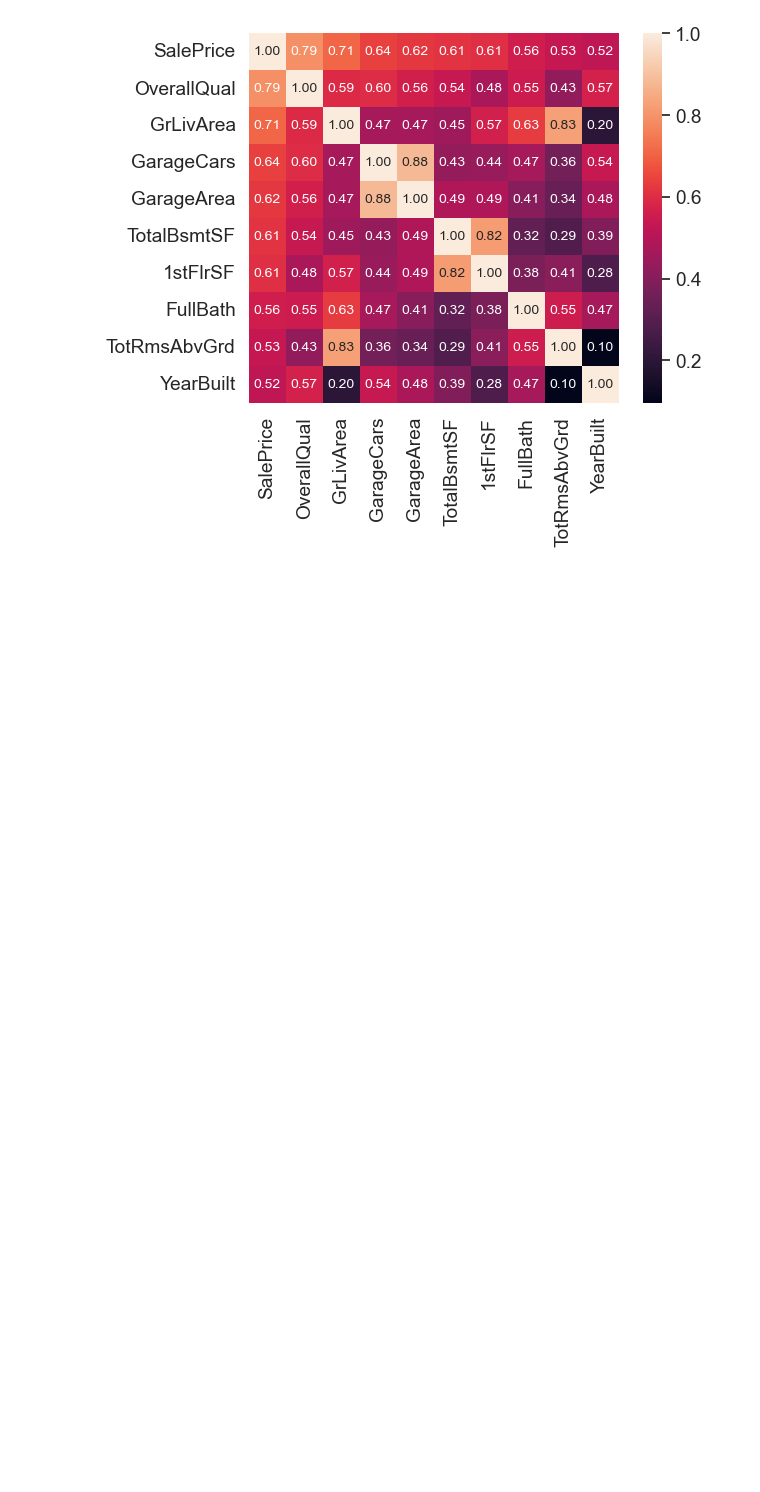
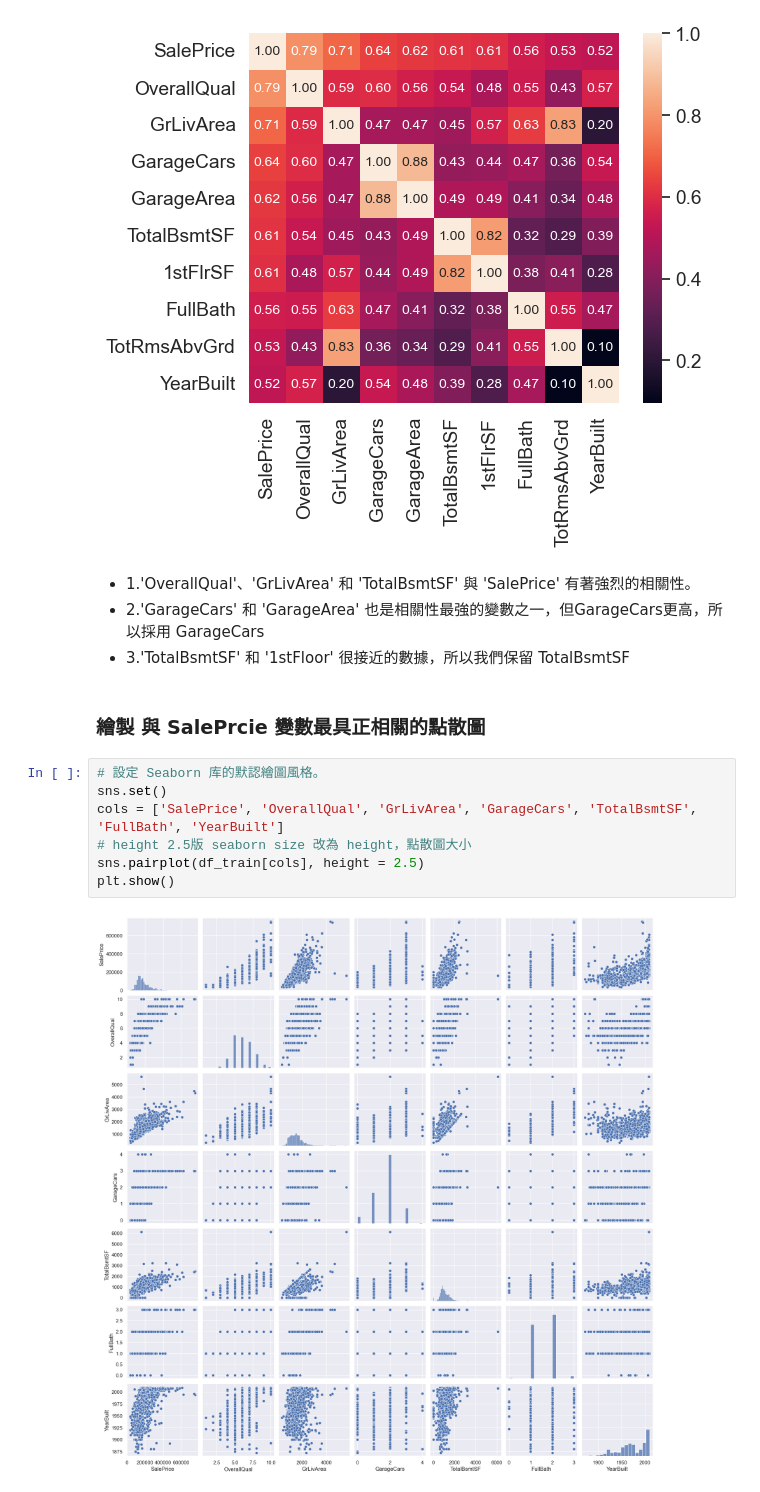
Before and after one commit to Ricky7737/DataAnalysisAndLearning, a Jupyter notebook: Kaggle資料練習/1.HousePricePredict/練習預測/1-DataPreprocessing-practice2.ipynb, the cells around one changed output. Saved outputs shown, nothing was run; the diff lists cells and outputs as text; blank space fills up the shorter version.

```diff
--- a/Kaggle資料練習/1.HousePricePredict/練習預測/1-DataPreprocessing-practice2.ipynb
+++ b/Kaggle資料練習/1.HousePricePredict/練習預測/1-DataPreprocessing-practice2.ipynb
@@ -185,3 +185,18 @@ hm = sns.heatmap(cm,
 plt.show()
 # %% [output]
 [figure]
+# %% [markdown]
+* 1.'OverallQual'、'GrLivArea' 和 'TotalBsmtSF' 與 'SalePrice' 有著強烈的相關性。
+* 2.'GarageCars' 和 'GarageArea' 也是相關性最強的變數之一，但GarageCars更高，所以採用 GarageCars
+* 3.'TotalBsmtSF' 和 '1stFloor' 很接近的數據，所以我們保留 TotalBsmtSF
+# %% [markdown]
+### 繪製 與 SalePrcie 變數最具正相關的點散圖
+# %%
+# 設定 Seaborn 库的默認繪圖風格。
+sns.set()
+cols = ['SalePrice', 'OverallQual', 'GrLivArea', 'GarageCars', 'TotalBsmtSF', 'FullBath', 'YearBuilt']
+# height 2.5版 seaborn size 改為 height，點散圖大小
+sns.pairplot(df_train[cols], height = 2.5)
+plt.show()
+# %% [output]
+[figure, added]
```
Also changed, not shown: parts of 22 cells of this notebook.
